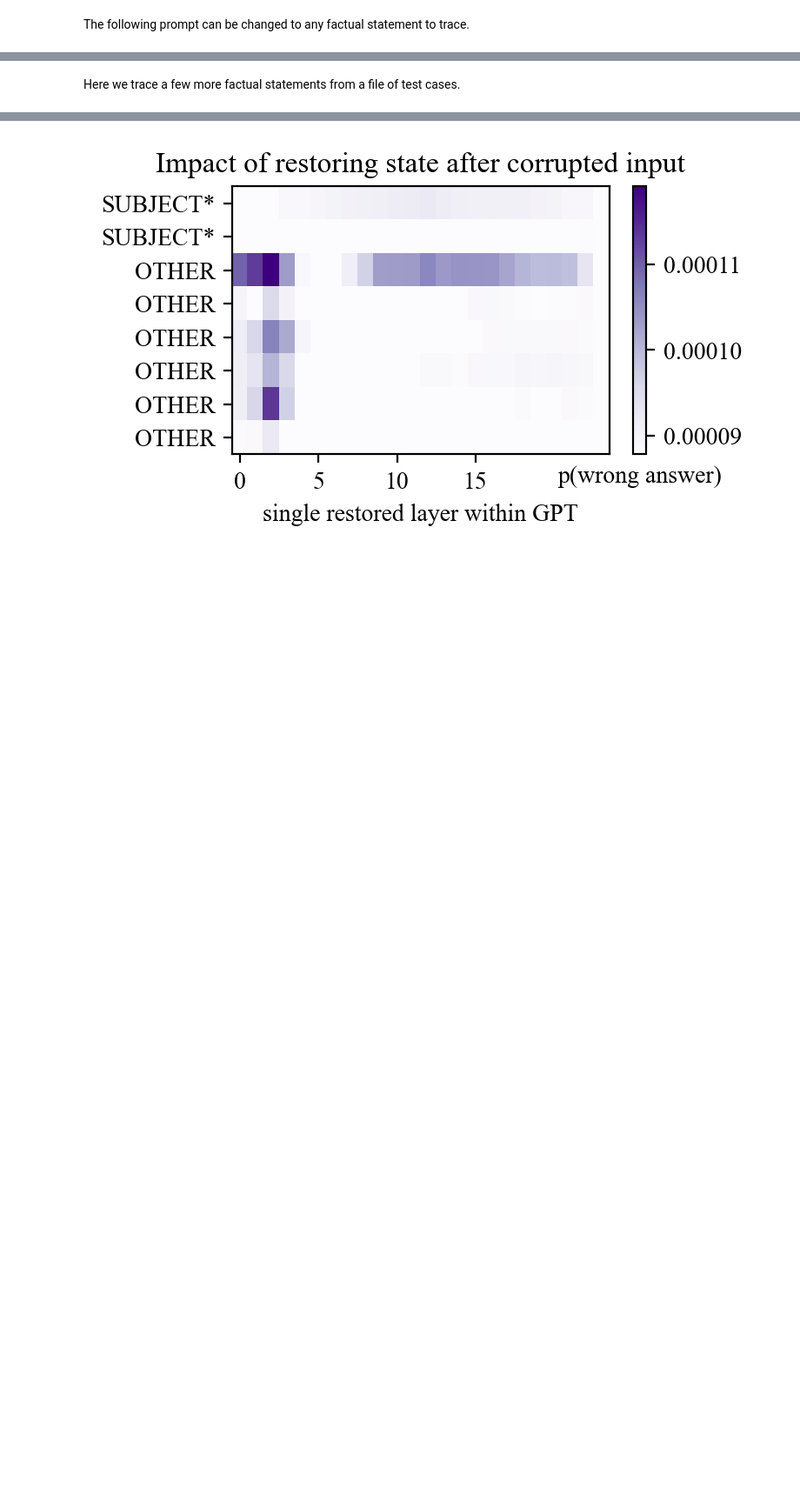
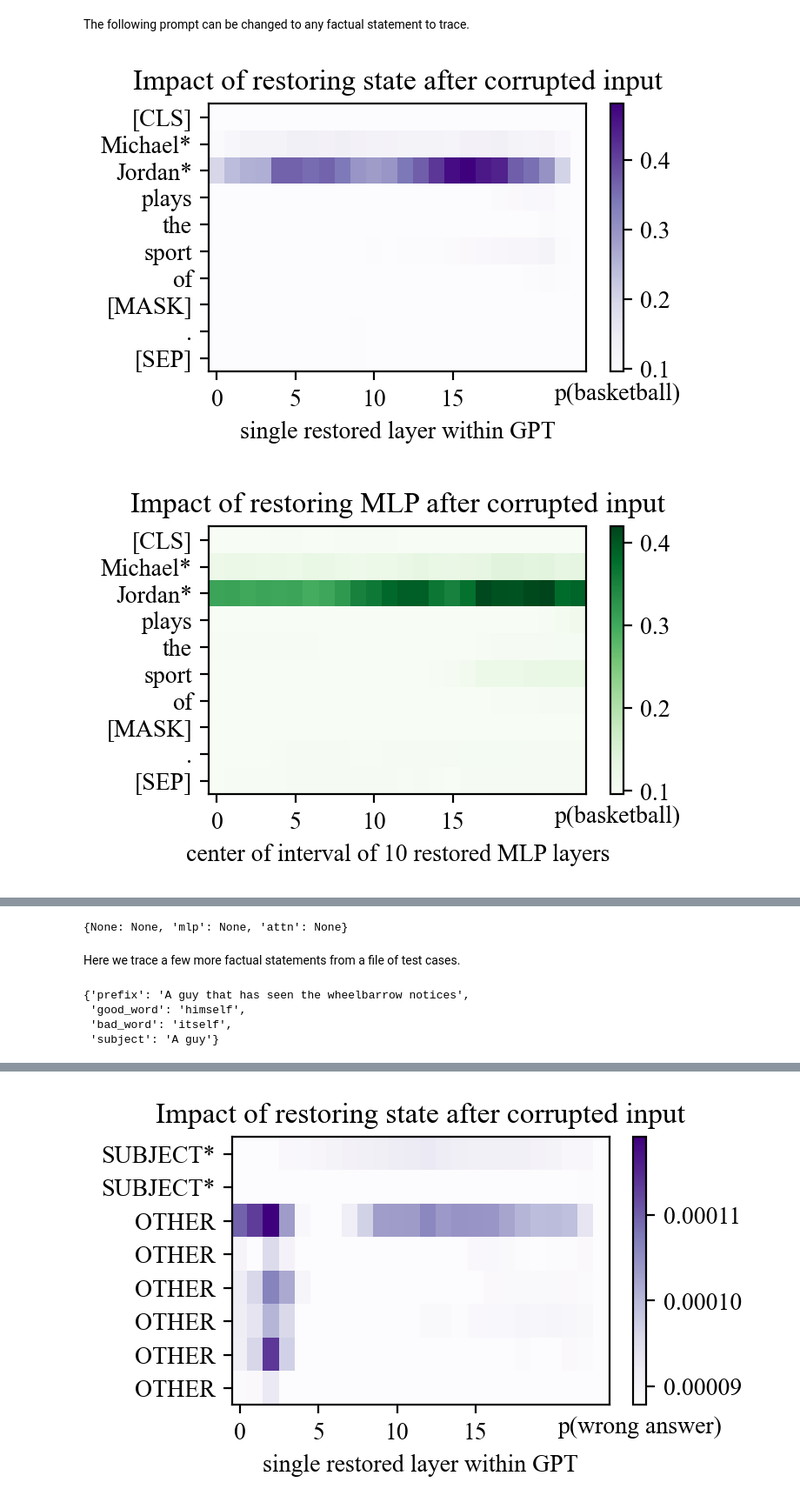
Before and after one commit to Andrwyl/Modified-Rome, a Jupyter notebook: notebooks/causal_trace.ipynb, the cells around one changed output, grey strips where cells are left out. Shown at 87% size. Saved outputs shown, nothing was run; the diff lists cells and outputs as text; code cells hidden in the pictures; blank space fills up the shorter version.

Commit message:
added MLP functionality as well as plotting differences

```diff
--- a/notebooks/causal_trace.ipynb
+++ b/notebooks/causal_trace.ipynb
@@ -80,7 +80,7 @@ torch.cuda.empty_cache()
 # %% [markdown]
 Now we load a model and tokenizer, and show that it can complete a couple factual statements correctly.
 # %%
-model_name = "bert-base-cased"  # or "EleutherAI/gpt-j-6B" or "EleutherAI/gpt-neox-20b"
+model_name = "bert-large-cased"  # or "EleutherAI/gpt-j-6B" or "EleutherAI/gpt-neox-20b"
 mt = ModelAndTokenizer(
     model_name,
     low_cpu_mem_usage=IS_COLAB,
@@ -174,7 +159,13 @@ def trace_with_patch(
 ):
     prng = numpy.random.RandomState(1)  # For reproducibility, use pseudorandom noise
     patch_spec = defaultdict(list)
+
+    #we need to add the calculation of the mask location from inp
+    mask_position =  torch.where(inp["input_ids"][1] == mt.tokenizer.mask_token_id)[0][0]
+
     for t, l in states_to_patch:
+        if t == mask_position:
+            continue
         patch_spec[l].append(t)
     embed_layername = layername(model, 0, "embed")
 
@@ -200,8 +191,11 @@ def trace_with_patch(
             h[1:, t] = h[0, t]
         return x
 
+
+
     # With the patching rules defined, run the patched model in inference.
     additional_layers = [] if trace_layers is None else trace_layers
+
     with torch.no_grad(), nethook.TraceDict(
         model,
         [embed_layername] + list(patch_spec.keys()) + additional_layers,
@@ -212,7 +206,7 @@ def trace_with_patch(
 
 
     # We report softmax probabilities for the answers_t token predictions of interest.
-    probs = torch.softmax(outputs_exp.logits[1:, -1, :], dim=1).mean(dim=0)[answers_t]
+    probs = torch.softmax(outputs_exp.logits[1:, mask_position, :], dim=1).mean(dim=0)[answers_t]
 
     # If tracing all layers, collect all activations together to return.
     if trace_layers is not None:
@@ -358,6 +364,7 @@ def plot_hidden_flow(
     mt,
     prompt,
     target,
+    anti_target,
     subject=None,
     samples=10,
     noise=0.1,
@@ -369,21 +376,25 @@ def plot_hidden_flow(
     if subject is None:
         subject = guess_subject(prompt)
     result = calculate_hidden_flow(
-        mt, prompt, target, subject, samples=samples, noise=noise, window=window, kind=kind
+        mt, prompt, target, anti_target, subject, samples=samples, noise=noise, window=window, kind=kind
     )
-    print(result["low_score"])
+
     plot_trace_heatmap(result, savepdf, modelname=modelname)
-    return result["scores"]
 
 
-def plot_all_flow(mt, prompt, target, subject=None, noise=0.1, modelname=None):
+def plot_all_flow(mt, prompt, target, subject=None, noise=0.1, modelname=None, anti_target = None):
     values_dict = {}
     for kind in [None, "mlp", "attn"]:
         values = plot_hidden_flow(
-            mt, prompt, target, subject, modelname=modelname, noise=noise, kind=kind
+            mt, prompt, target, anti_target, subject, modelname=modelname, noise=noise, kind=kind
         )
 
         values_dict[kind] = values
     return values_dict
 # %% [markdown]
 The following prompt can be changed to any factual statement to trace.
+# %%
+plot_all_flow(mt, "Michael Jordan plays the sport of [MASK].", target = "basketball", subject="Michael Jordan", noise=noise_level)
+# %% [output]
+[figure, added]
+[figure, added]
@@ -390,3 +402,4 @@ The following prompt can be changed to any factual statement to trace.
+{None: None, 'mlp': None, 'attn': None}
 # %% [markdown]
 Here we trace a few more factual statements from a file of test cases.
 # %%
@@ -407,6 +420,13 @@ for instance in json_list:
         dict["bad_word"] = sentence['one_prefix_word_bad']
         dict["subject"] = ' '.join(sentence['one_prefix_prefix'].split()[:2])
         sentences_list.append(dict)
+# %%
+sentences_list[0]
+# %% [output]
+{'prefix': 'A guy that has seen the wheelbarrow notices',
+ 'good_word': 'himself',
+ 'bad_word': 'itself',
+ 'subject': 'A guy'}
 # %%
 total_scores = torch.zeros(8, 24)
 total_attn_scores = torch.zeros(8, 24)
```
Also changed, not shown: parts of 8 cells of this notebook, 7 other files.
